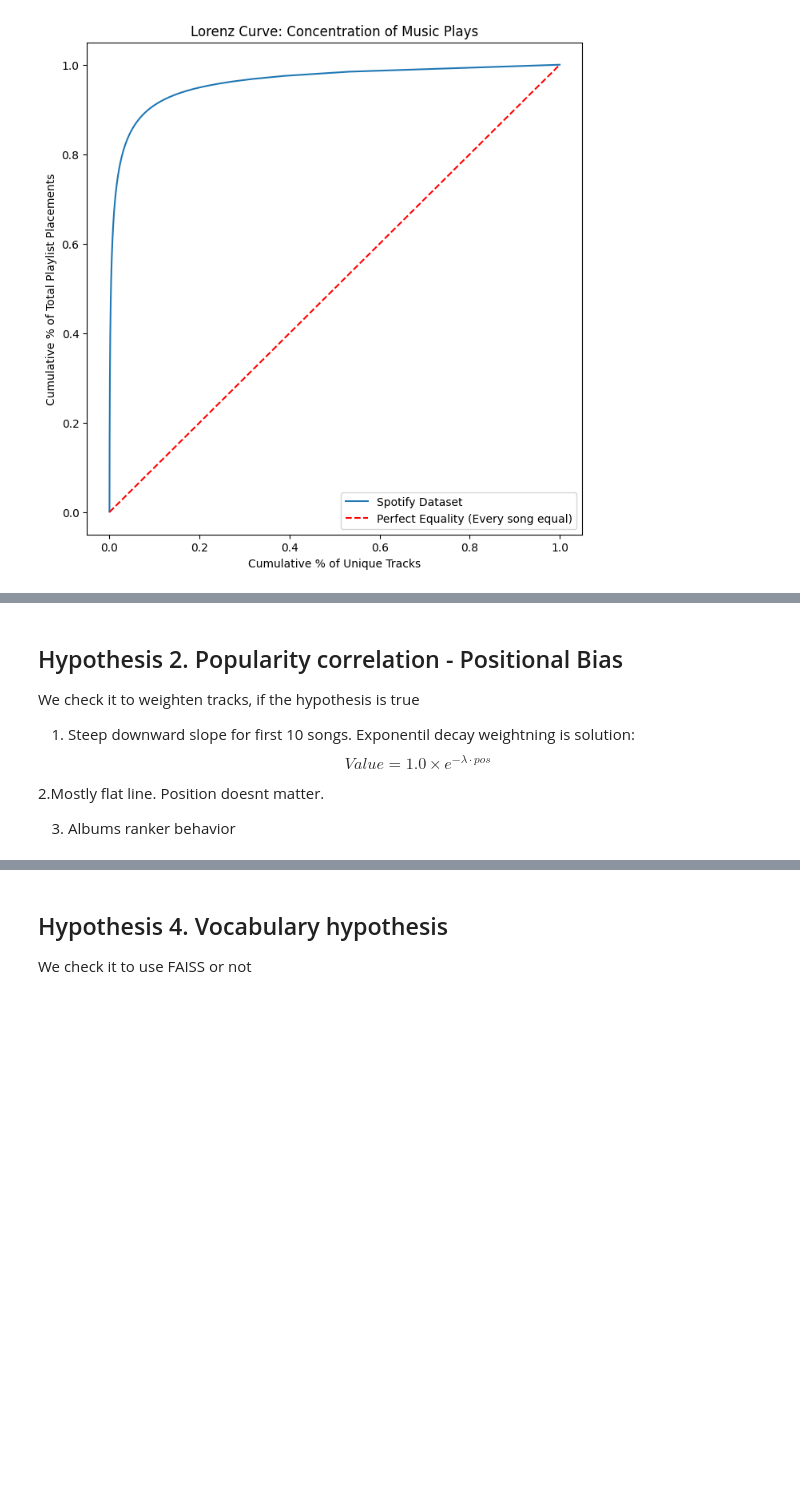
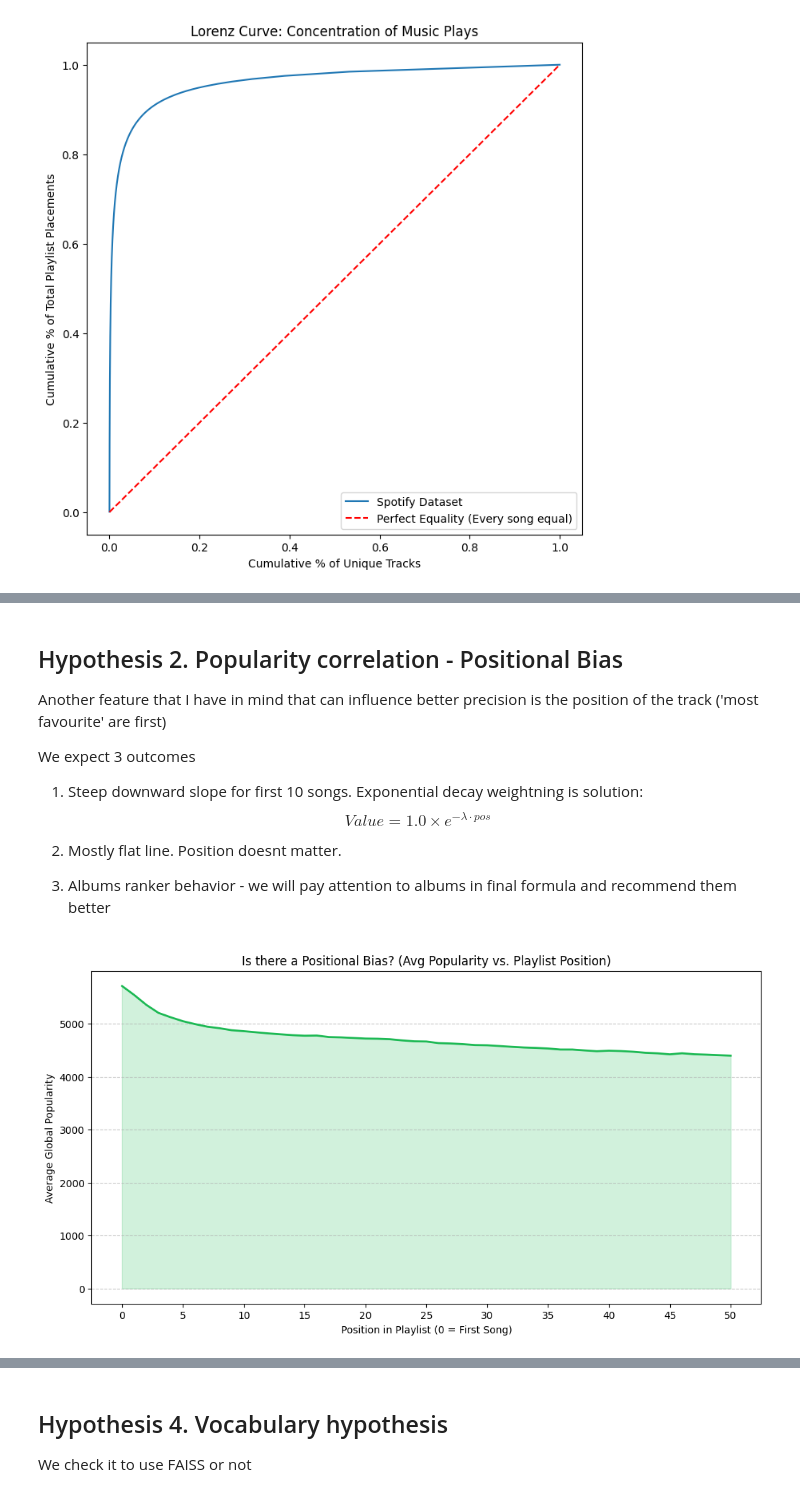
Before and after one commit to georgerieh/spotify-million-dataset, a Jupyter notebook: Spotify_GPU.ipynb, the cells around one changed output, grey strips where cells are left out. Drawn from its saved outputs; the diff is of its cells as text; code cells hidden in the pictures; blank space fills up the shorter version.

```diff
--- a/Spotify_GPU.ipynb
+++ b/Spotify_GPU.ipynb
@@ -511,0 +525,3 @@ Percentage of Library: 2.88%
+# %%
+df_playlist = cudf.read_parquet("/content/drive/MyDrive/spotify-challenge/interactions_master.parquet")
+df_playlist[df_playlist['tid'] == 1478059230245734372].info() # kendrick lamar damn humble
@@ -523,42 +570,48 @@ plt.show()
 # %% [markdown]
 ## Hypothesis 2. Popularity correlation - Positional Bias
 
-We check it to weighten tracks, if the hypothesis is true
+Another feature that I have in mind that can influence better precision is the position of the track ('most favourite' are first)
 
-1. Steep downward slope for first 10 songs. Exponentil decay weightning is solution:
+We expect 3 outcomes
+
+1. Steep downward slope for first 10 songs. Exponential decay weightning is solution:
 $$Value = 1.0 \times e^{-\lambda \cdot pos}$$
 
 
-2.Mostly flat line. Position doesnt matter.
+2. Mostly flat line. Position doesnt matter.
 
-3. Albums ranker behavior
+3. Albums ranker behavior - we will pay attention to albums in final formula and recommend them better
 # %%
 import pandas as pd
 import matplotlib.pyplot as plt
 
 # 1. Calculate Global Popularity (How many times each track appears in the whole dataset)
-track_popularity = df_playlist['track_hash'].value_counts().reset_index()
-track_popularity.columns = ['track_hash', 'global_count']
+track_popularity = df_playlist['tid'].value_counts().reset_index()
+track_popularity.columns = ['tid', 'global_count']
 
 # 2. Join popularity back to the main table
 # This adds a 'global_count' column next to every track instance
-df_with_pop = df_playlist.merge(track_popularity, on='track_hash', how='left')
+df_with_pop = df_playlist.merge(track_popularity, on='tid', how='left')
 
 # 3. Filter for the "Head" of playlists (e.g., first 50 positions)
 # This prevents extreme outliers from very long playlists from skewing the mean
 df_head = df_with_pop[df_with_pop['pos'] <= 50]
 
 # 4. Calculate the Mean Global Popularity for each position
 # This is the "Magic Moment": it shows if position 0 is more 'popular' than position 40
-positional_trend = df_head.groupby('pos')['global_count'].mean()
+positional_trend = df_head.groupby('pos')['global_count'].mean().sort_index()
 
 # 5. Plotting
 plt.figure(figsize=(12, 6))
-plt.plot(positional_trend.index, positional_trend.values, color='#1DB954', linewidth=2)
-plt.fill_between(positional_trend.index, positional_trend.values, alpha=0.2, color='#1DB954')
+plt.plot(positional_trend.index.to_pandas(),
+    positional_trend.to_pandas().values, color='#1DB954', linewidth=2)
+plt.fill_between(positional_trend.index.to_pandas(),
+    positional_trend.to_pandas().values, alpha=0.2, color='#1DB954')
 plt.title("Is there a Positional Bias? (Avg Popularity vs. Playlist Position)")
 plt.xlabel("Position in Playlist (0 = First Song)")
 plt.ylabel("Average Global Popularity")
 plt.xticks(range(0, 51, 5))
 plt.grid(axis='y', linestyle='--', alpha=0.7)
 plt.show()
+# %% [output]
+[figure, added]
```
Also changed, not shown: parts of 43 cells of this notebook.
